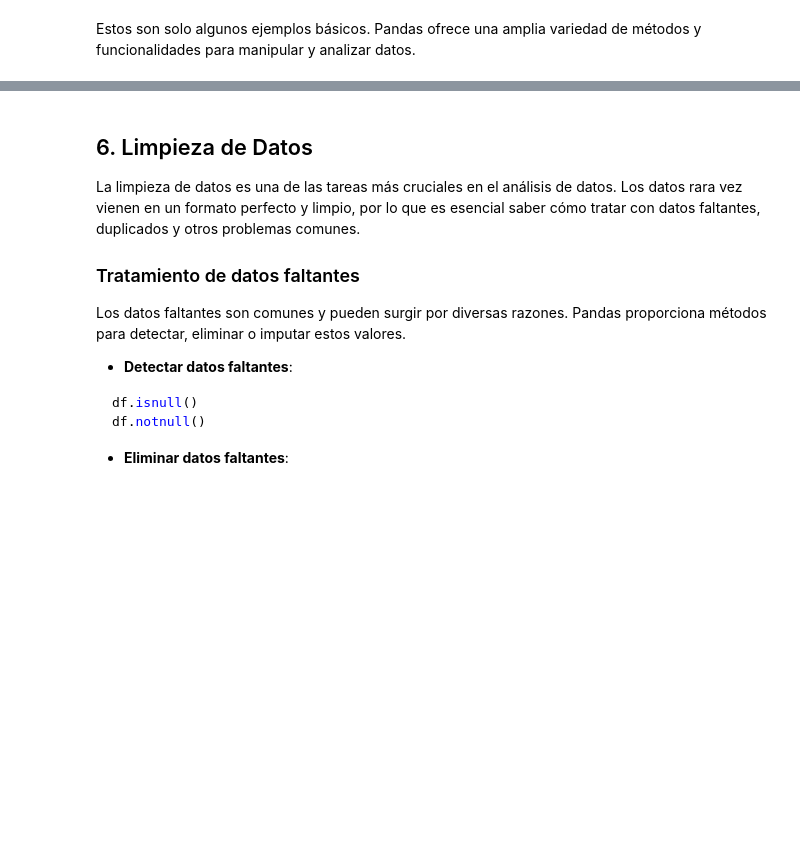
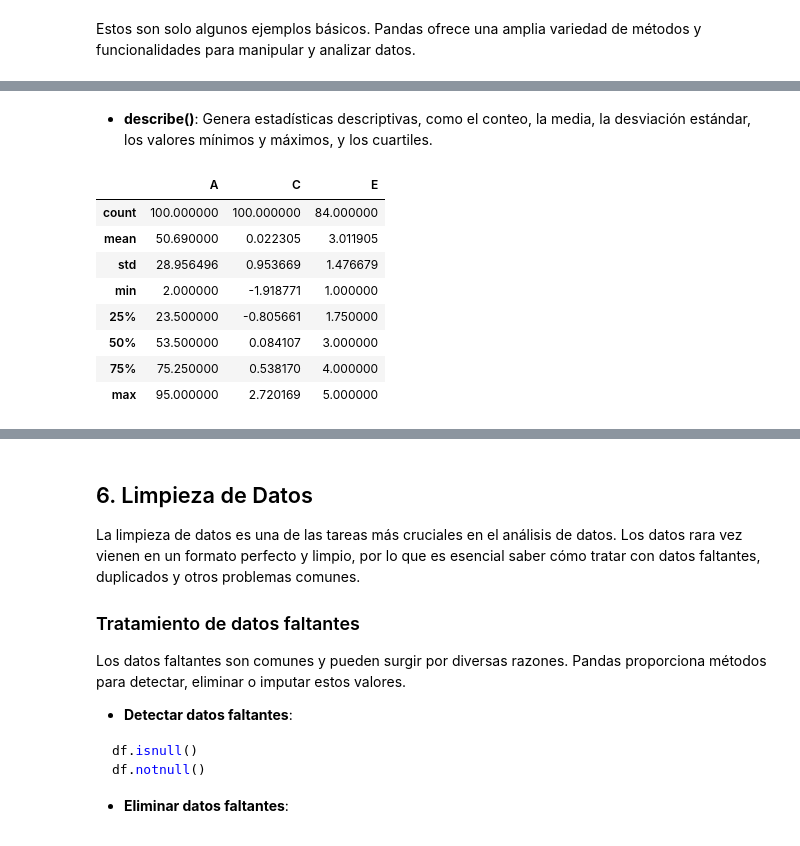
Before and after one commit to K3nnyZY/Python_class, a Jupyter notebook: Pandas/Curso_Pandas_Python.ipynb, the cells around one changed output, grey strips where cells are left out. Saved outputs shown, nothing was run; the diff lists cells and outputs as text; code cells hidden in the pictures; blank space fills up the shorter version.

```diff
--- a/Pandas/Curso_Pandas_Python.ipynb
+++ b/Pandas/Curso_Pandas_Python.ipynb
@@ -334,0 +344,15 @@ Estas herramientas son fundamentales para la fase inicial de cualquier proyecto
+# %% [markdown]
+
+- **describe()**: Genera estadísticas descriptivas, como el conteo, la media, la desviación estándar, los valores mínimos y máximos, y los cuartiles.
+# %%
+df.describe()
+# %% [output]
+|  | A | C | E |
+| count | 100.000000 | 100.000000 | 84.000000 |
+| mean | 50.690000 | 0.022305 | 3.011905 |
+| std | 28.956496 | 0.953669 | 1.476679 |
+| min | 2.000000 | -1.918771 | 1.000000 |
+| 25% | 23.500000 | -0.805661 | 1.750000 |
+| 50% | 53.500000 | 0.084107 | 3.000000 |
+| 75% | 75.250000 | 0.538170 | 4.000000 |
+| max | 95.000000 | 2.720169 | 5.000000 |
```
Also changed, not shown: parts of 36 cells of this notebook.
